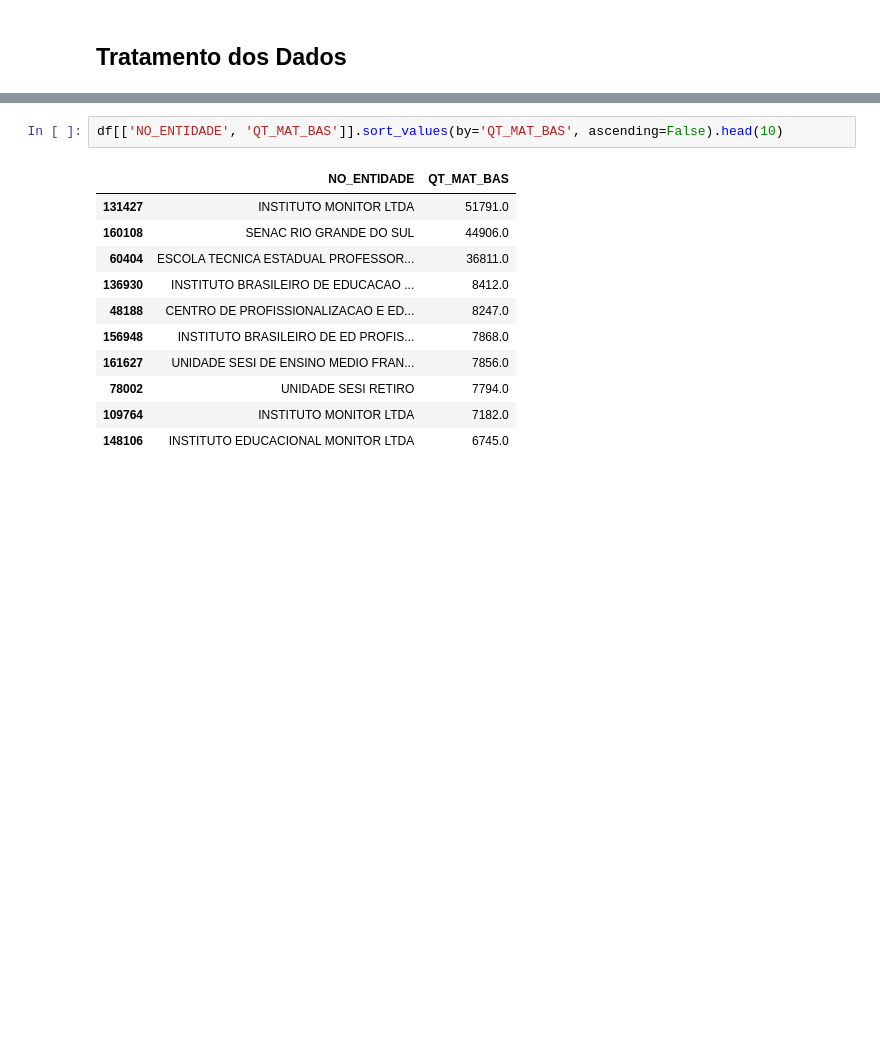
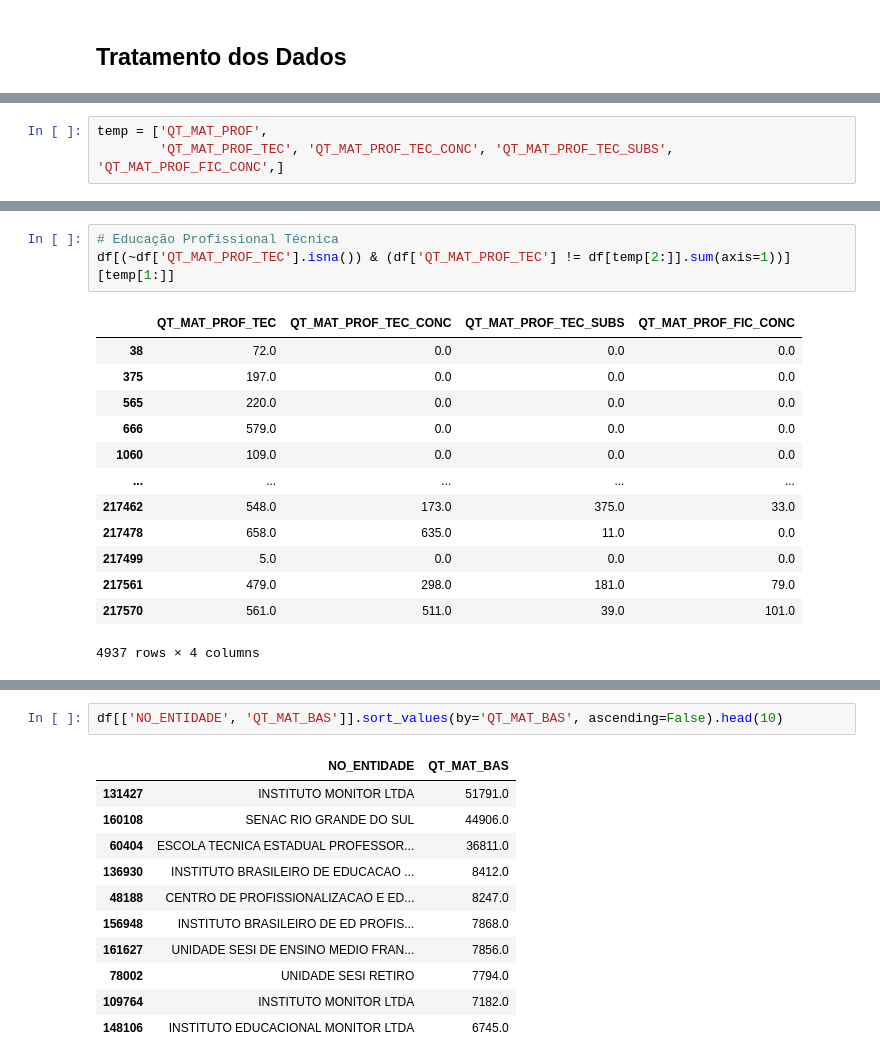
Before and after one commit to CinthiaNagahama/DCD_Rendimento_Escolar, a Jupyter notebook: explore.ipynb, the cells around one changed output, grey strips where cells are left out. Saved outputs shown, nothing was run; the diff lists cells and outputs as text; blank space fills up the shorter version.

```diff
--- a/explore.ipynb
+++ b/explore.ipynb
@@ -165,0 +435,3 @@ df.shape
+# %%
+temp = ['QT_MAT_PROF',
+        'QT_MAT_PROF_TEC', 'QT_MAT_PROF_TEC_CONC', 'QT_MAT_PROF_TEC_SUBS', 'QT_MAT_PROF_FIC_CONC',]
@@ -165,0 +474,17 @@ df.shape
+# %%
+# Educação Profissional Técnica
+df[(~df['QT_MAT_PROF_TEC'].isna()) & (df['QT_MAT_PROF_TEC'] != df[temp[2:]].sum(axis=1))][temp[1:]]
+# %% [output]
+|  | QT_MAT_PROF_TEC | QT_MAT_PROF_TEC_CONC | QT_MAT_PROF_TEC_SUBS | QT_MAT_PROF_FIC_CONC |
+| 38 | 72.0 | 0.0 | 0.0 | 0.0 |
+| 375 | 197.0 | 0.0 | 0.0 | 0.0 |
+| 565 | 220.0 | 0.0 | 0.0 | 0.0 |
+| 666 | 579.0 | 0.0 | 0.0 | 0.0 |
+| 1060 | 109.0 | 0.0 | 0.0 | 0.0 |
+| ... | ... | ... | ... | ... |
+| 217462 | 548.0 | 173.0 | 375.0 | 33.0 |
+| 217478 | 658.0 | 635.0 | 11.0 | 0.0 |
+| 217499 | 5.0 | 0.0 | 0.0 | 0.0 |
+| 217561 | 479.0 | 298.0 | 181.0 | 79.0 |
+| 217570 | 561.0 | 511.0 | 39.0 | 101.0 |
+4937 rows × 4 columns
```
Also changed, not shown: parts of 483 cells of this notebook.
